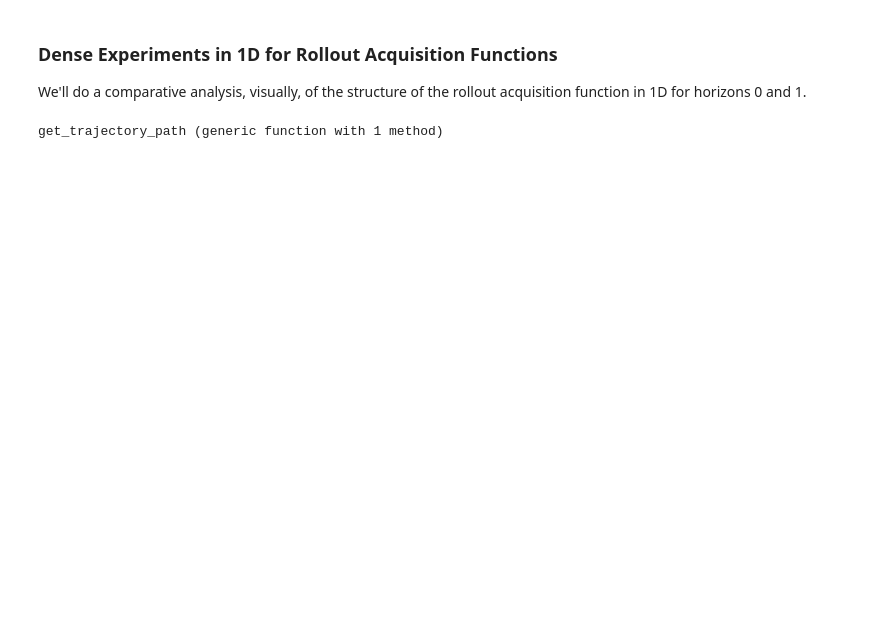
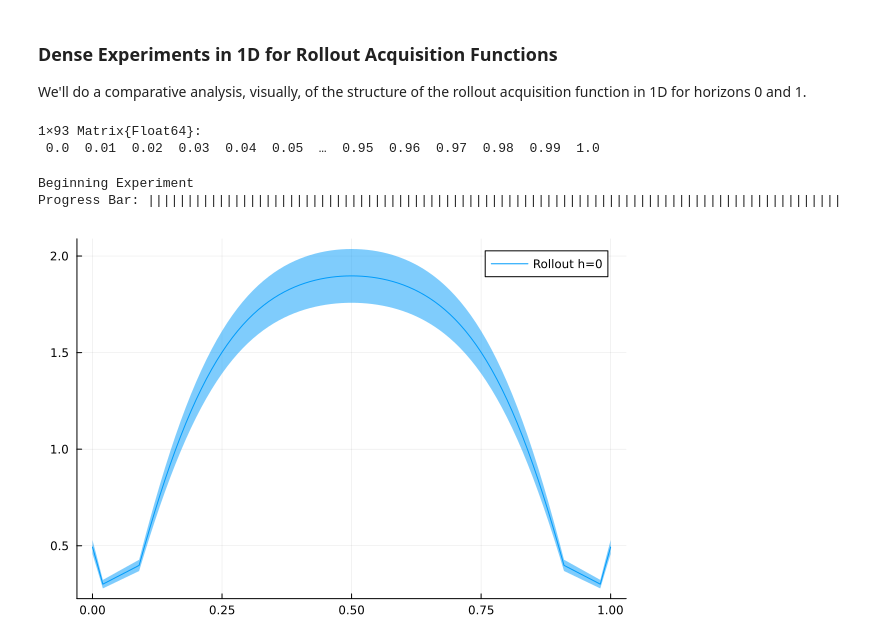
Before and after one commit to DarianNwankwo/rollout_bayesian_optimization, a Jupyter notebook: notebooks/refactor_check.ipynb, the cells around one changed output. Saved outputs shown, nothing was run; the diff lists cells and outputs as text; code cells hidden in the pictures; blank space fills up the shorter version.

Commit message:
interactive notebooks for experiment development

```diff
--- a/notebooks/refactor_check.ipynb
+++ b/notebooks/refactor_check.ipynb
@@ -62,28 +55,58 @@ xstarts = hcat(xstarts, ubs .- ϵ);
 # %% [markdown]
 ### Dense Experiments in 1D for Rollout Acquisition Functions
 We'll do a comparative analysis, visually, of the structure of the rollout acquisition function in 1D for horizons 0 and 1.
+# %%
+function filter_values_by_epsilon(observation, domain, epsilon)
+    filtered_values = vec([])
+
+    for obs_value in domain
+        abs_dist = abs.(obs_value .- observation)
+        if all(abs_dist .> epsilon)
+            push!(filtered_values, obs_value)
+        end
+    end
+
+    filtered_values = hcat([x;; for x in filtered_values]...)
+    return filtered_values
+end
+
+# Example usage
+observation = [0.1, 0.2]
+domain = 0:0.01:1
+epsilon = .02
+
+filtered_observation = filter_values_by_epsilon(observation, domain, epsilon)
+filtered_observation
+# %% [output]
+1×93 Matrix{Float64}:
+ 0.0  0.01  0.02  0.03  0.04  0.05  …  0.95  0.96  0.97  0.98  0.99  1.0
 # %%
-# X = [-6.5;; 0.;; 3.5;;]
-X = [0.;;]
+X = [.05;; .95;;]
 δX = rand(size(X)...)
 y = [testfn.f(X[:,j]) for j in 1:size(X, 2)]
 ∇y = [testfn.∇f(X[:,j]) for j in 1:size(X, 2)]
 sur = fit_surrogate(ψ, X, y; σn2=σn2)
 domain = xmin:.01:xmax
-domain = filter(x -> !(x in X), domain)
+epsilon = .03
+domain = filter_values_by_epsilon(X, domain, epsilon)
+# domain = filter(x -> !(x in X), domain)
 ex = zeros(length(domain))
 stdx = zeros(length(domain))
 dex = zeros(length(domain))
 dstdx = zeros(length(domain))
 αxs, ∇αxs = zeros(MC_SAMPLES), zeros(MC_SAMPLES)
 
+T = nothing
+print("Beginning Experiment\nProgress Bar: ")
 for (i, x) in enumerate(domain)
+# for (i, x) in enumerate([.5])
+    print("|")
     x0 = [x]
 
     # Rollout Trajectory
     for j in 1:MC_SAMPLES
         T = Trajectory(Base.deepcopy(sur), x0, h)
-        rollout!(T, lbs, ubs; xstarts=xstarts, rnstream=lds_rns[j,:,:])
+        rollout!(T, lbs, ubs; xstarts=xstarts, rnstream=rns[j,:,:])
         αxs[j] = α(T)
         ∇αxs[j] = first(∇α(T))
     end
@@ -99,3 +122,6 @@ end
 
 # ex = normalize(ex)
 # dex = normalize(dex);
+# %% [output]
+Beginning Experiment
+Progress Bar: |||||||||||||||||||||||||||||||||||||||||||||||||||||||||||||||||||||||||||||||||||||||||
@@ -104,4 +128,10 @@ plot1D(sur; xmin=xmin, xmax=xmax, npts=1000)
 # %%
-plot(domain, ex, ribbons=stdx / sqrt(MC_SAMPLES), label="α(h=$h)")
-# plot!(domain, [sur([x]).EI for x in domain], label="EI")
-# plot!(domain, dex, ribbons=dstdx / sqrt(MC_SAMPLES), label="∇α(h=$h)")
+plot(
+    domain[1,:],
+    ex,
+    label="Rollout h=$h",
+    ribbons=stdx / sqrt(MC_SAMPLES)
+)
+# plot!(domain, [sur([x]).EI for x in domain])
+# %% [output]
+[figure, added]
@@ -110,9 +137,0 @@ plot(domain, dex, ribbons=dstdx / sqrt(MC_SAMPLES), label="∇α(h=$h)")
-# %%
-function get_trajectory_path(T::Trajectory)
-    @assert T.fs.fantasies_observed == T.fs.h + 1 "Trajectory isn't fully rolled out!"
-    M = T.mfs.known_observed + 1
-    sample_path = T.mfs.X[:, M:end]
-    return sample_path
-end
-# %% [output]
-get_trajectory_path (generic function with 1 method)
```
Also changed, not shown: parts of 15 cells of this notebook, 4 other files.
